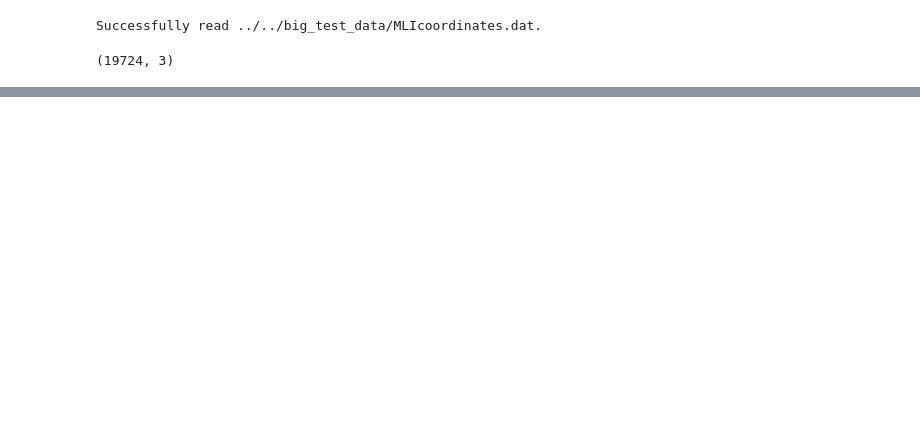
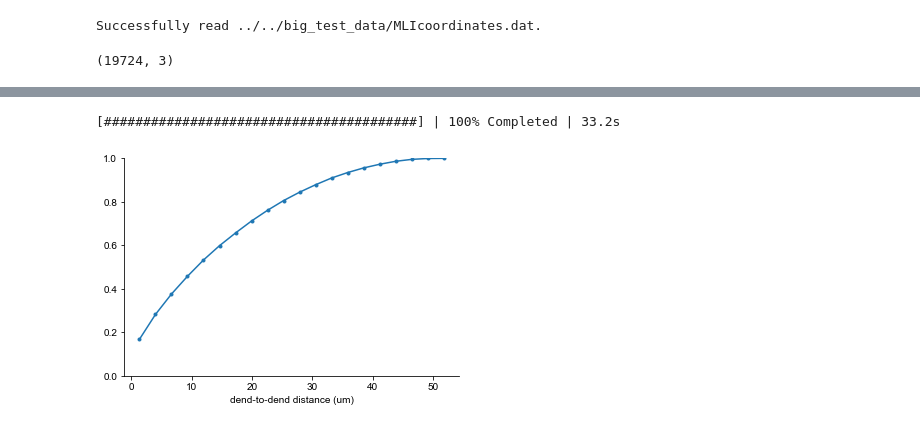
Before and after one commit to CNS-OIST/pycabnn, a Jupyter notebook: notebooks/MLI_gap_con.ipynb, the cells around one changed output, grey strips where cells are left out. Saved outputs shown, nothing was run; the diff lists cells and outputs as text; code cells hidden in the pictures; blank space fills up the shorter version.

Commit message:
add the good fits for the distance-based connections

```diff
--- a/notebooks/MLI_gap_con.ipynb
+++ b/notebooks/MLI_gap_con.ipynb
@@ -621,0 +88,16 @@ ss
+# %%
+dend_coo = np.reshape(mlipop.dends.coo, (som.shape[0], -1, 3))
+
+def compute_dend_dist(input_pairs):
+    def _min_dend_dist(i, j):
+        dend1 = dend_coo[int(i),:,:]
+        dend2 = dend_coo[int(j),:,:]
+        tree1 = KDTree(dend1)
+        z, _ = tree1.query(dend2, k=1)
+        return z.min()
+
+    zs = []
+    for i in range(input_pairs.shape[0]):
+        r = input_pairs.iloc[i]
+        zs.append(_min_dend_dist(r.i, r.j))
+    return zs
@@ -621,0 +123,26 @@ ss
+# %%
+def _f(df):
+    ddata = dd.from_pandas(df, npartitions=15)
+    res = ddata.map_partitions(lambda df: df.assign(dend_dist=compute_dend_dist(df)))
+    with ProgressBar():
+        s1 = res.compute()  # compute the result
+    return s1
+# %%
+selected_pairs = som_dist[som_dist['dist_xy'] < 20]
+# selected_pairs = som_dist
+selected_pairs = _f(selected_pairs)
+# %% [output]
+[########################################] | 100% Completed | 33.2s
+# %%
+n, x = np.histogram(selected_pairs.dend_dist,20)
+xc = (x[1:] + x[:-1]) / 2
+
+_, ax = plt.subplots()
+
+ax.plot(xc, np.cumsum(n)/n.sum(), '.-')
+_ = ax.set(
+    xlabel='dend-to-dend distance (um)',
+    ylim=(0, 1),
+)
+# %% [output]
+[figure, added]
```
Also changed, not shown: parts of 76 cells of this notebook.
